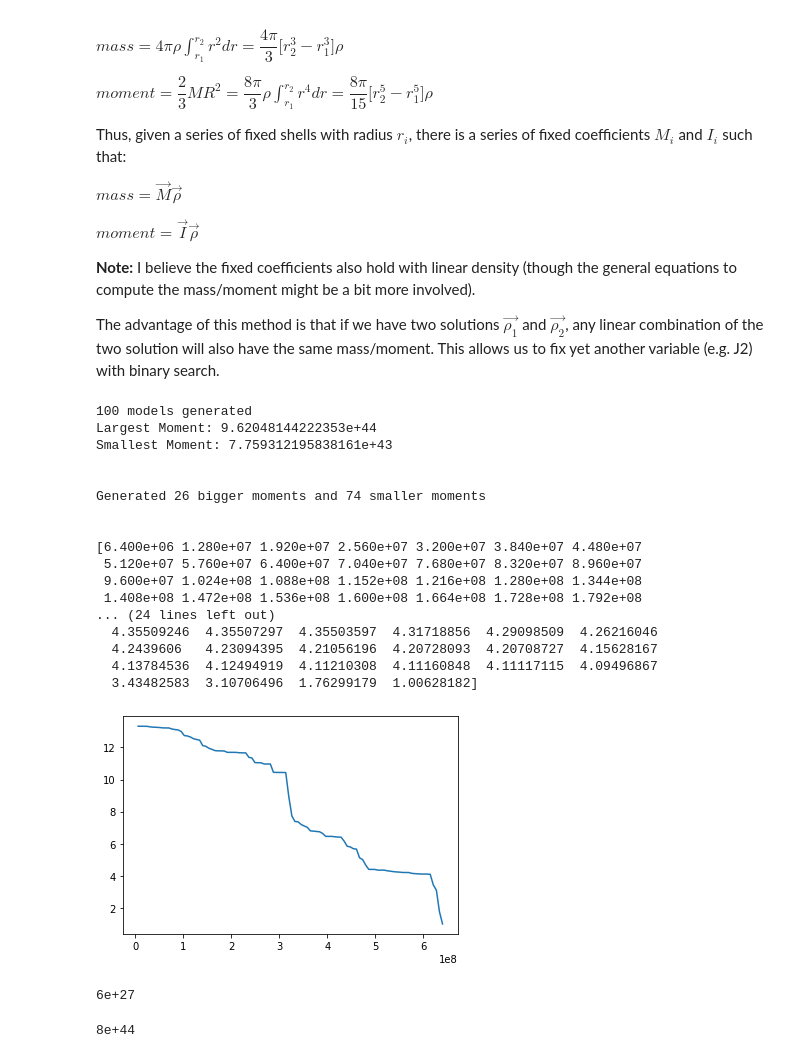
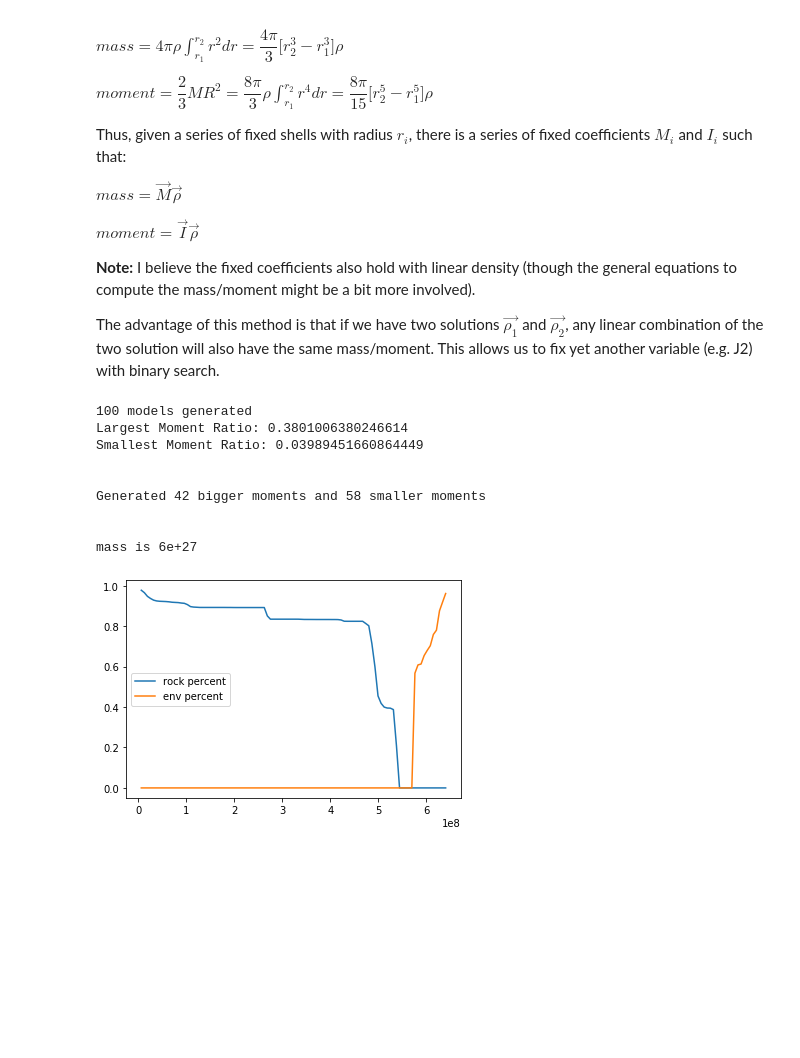
Before and after one commit to podolak/mcplanet, a Jupyter notebook: random_models.ipynb, the cells around one changed output. Saved outputs shown, nothing was run; the diff lists cells and outputs as text; code cells hidden in the pictures; blank space fills up the shorter version.

Commit message:
Add files via upload
- Renamed MCPlanet to MCMass and changed to using moment/mass ratio.
- Created MCInterior to create monotonic compositions on top of existing mass models.

```diff
--- a/random_models.ipynb
+++ b/random_models.ipynb
@@ -41,7 +41,7 @@ def plot_pairs(pairs):
     x,y = zip(*pairs)
     plt.plot(x,y)
 
-def get_monotoic_vals(shells):
+def get_monotonic_vals(shells):
     # This function will generate a random sequence with monotonic pairs,
     # then sample it to have exactly the number of points requested.  Linear interpolation.
     # @param num:  Number of points.
@@ -58,8 +58,10 @@ def get_monotoic_vals(shells):
     x,y = zip(*pairs)
     return np.interp(shells,x,y)
 
-def plot_model(model):
-    plt.plot(model[0], model[1])
+def plot_model(model, label = None):
+    plt.plot(model[0], model[1], label=label)
+    if label is not None:
+        plt.legend()
 # %%
 # Uncomment below lines to see examples:
 
@@ -122,13 +124,14 @@ def compute_moment(model, fixed_density=True):
 
     return np.array(coefficients).dot(densities)
 # %%
-class MCPlanet(object):
-    def __init__(self, mass, moment, radius, shells=None, num_shells = 100, fixed_density=True):
+class MCDensity(object):
+    def __init__(self, mass, moment_ratio, radius, shells=None, num_shells = 100, fixed_density=True):
         # TODO:   Need to think about/ document units.
         self._mass = mass
-        self._moment = moment
         self._use_fixed = fixed_density
         self._radius = radius
+        self._moment_ratio = moment_ratio
+        self._moment = moment_ratio*mass*radius*radius
 
         # Can pass in units as increasing list of radii.
         # Shells are the outer radius of the shells.   Assume shell are touching.
@@ -179,13 +182,13 @@ class MCPlanet(object):
 
     def create_mass_model(self, seed=None):
         # first generate random monotonic-path
-        model = get_monotoic_vals(self._shells/self._radius)
+        model = get_monotonic_vals(self._shells/self._radius)
         return self._shells, self._normalize_mass(model)
 
 
     def create_moment_model(self, seed=None):
         # first generate random monotonic-path
-        model = get_monotoic_vals(self._shells/self._radius)
+        model = get_monotonic_vals(self._shells/self._radius)
         return self._shells, self._normalize_moment(model)
 
 
@@ -206,8 +209,8 @@ class MCPlanet(object):
         moments = [compute_moment(model, self._use_fixed) for model in models]
 
         print("%s models generated"%num_samples)
-        print("Largest Moment: %s"%max(moments))
-        print("Smallest Moment: %s\n\n"%min(moments))
+        print("Largest Moment Ratio: %s"%(max(moments)/(self._mass*self._radius*self._radius)))
+        print("Smallest Moment Ratio: %s\n\n"%(min(moments)/(self._mass*self._radius*self._radius)))
 
         bigger_moment = list(filter(lambda x: x[0] >= self._moment, zip(moments, models)))
         smaller_moment = list(filter(lambda x: x[0] < self._moment, zip(moments, models)))
@@ -224,36 +227,3 @@ class MCPlanet(object):
         alpha = (self._moment-smaller[0])/(bigger[0]-smaller[0])
 
         return self._shells, alpha*bigger[1][1] + (1.0-alpha)*smaller[1][1]
-# %%
-aa= MCPlanet(mass = 6e27, moment= 8e44, radius = 6.4e8, num_shells=100)
-model = aa.create_mass_and_moment_model()
-print(model[0])
-print(model[1])
-plot_model(model)
-# %% [output]
-100 models generated
-Largest Moment: 9.62048144222353e+44
-Smallest Moment: 7.759312195838161e+43
-
-
-Generated 26 bigger moments and 74 smaller moments
-
-
-[6.400e+06 1.280e+07 1.920e+07 2.560e+07 3.200e+07 3.840e+07 4.480e+07
- 5.120e+07 5.760e+07 6.400e+07 7.040e+07 7.680e+07 8.320e+07 8.960e+07
- 9.600e+07 1.024e+08 1.088e+08 1.152e+08 1.216e+08 1.280e+08 1.344e+08
- 1.408e+08 1.472e+08 1.536e+08 1.600e+08 1.664e+08 1.728e+08 1.792e+08
-... (24 lines left out)
-  4.35509246  4.35507297  4.35503597  4.31718856  4.29098509  4.26216046
-  4.2439606   4.23094395  4.21056196  4.20728093  4.20708727  4.15628167
-  4.13784536  4.12494919  4.11210308  4.11160848  4.11117115  4.09496867
-  3.43482583  3.10706496  1.76299179  1.00628182]
-[figure, removed]
-# %%
-compute_mass(model)
-# %% [output]
-6e+27
-# %%
-compute_moment(model)
-# %% [output]
-8e+44
@@ -259,0 +338,22 @@ compute_moment(model)
+# %%
+aa= MCDensity(mass = 6e27, moment_ratio=0.3, radius = 6.4e8, num_shells=100)
+model = aa.create_mass_and_moment_model()
+inter = MCInterior(model, (0.6,0.3,0.1))
+env = inter.create_env_model(1.0)
+rock = inter.create_rock_model(1.0)
+
+print("mass is %s"%compute_mass(model))
+
+plot_model(rock, label="rock percent")
+plot_model(env, label="env percent")
+# %% [output]
+100 models generated
+Largest Moment Ratio: 0.3801006380246614
+Smallest Moment Ratio: 0.03989451660864449
+
+
+Generated 42 bigger moments and 58 smaller moments
+
+
+mass is 6e+27
+[figure, added]
```
Also changed, not shown: parts of 2 cells of this notebook.
